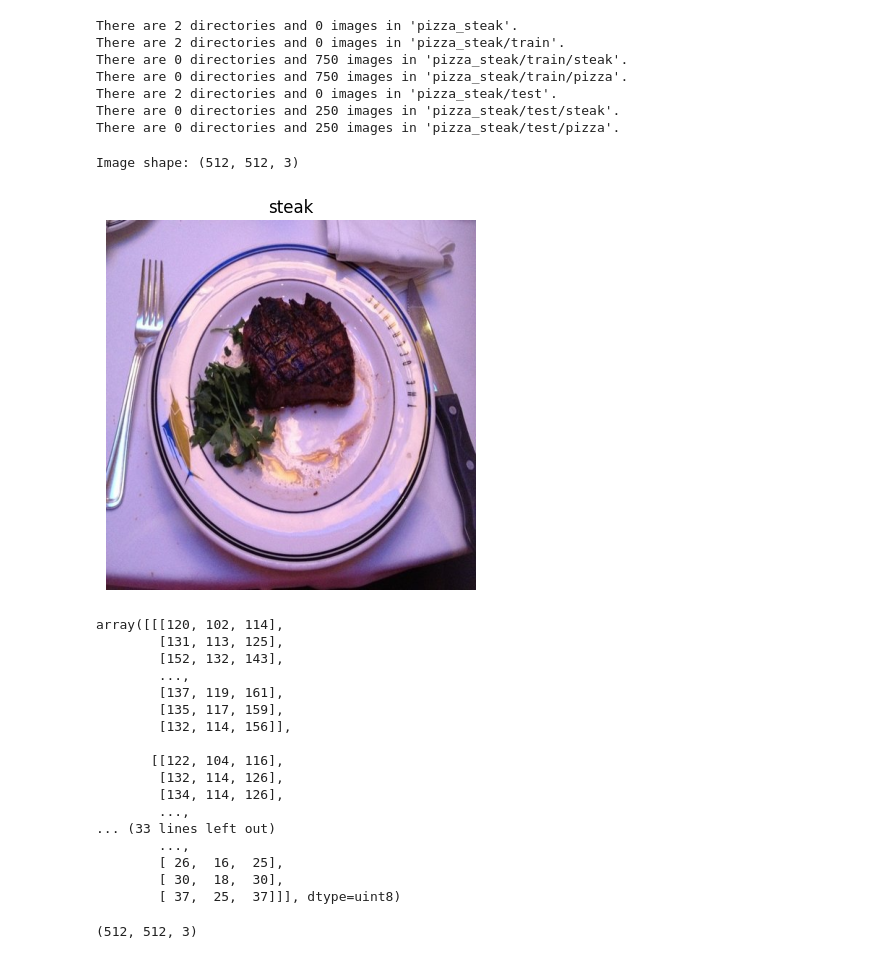
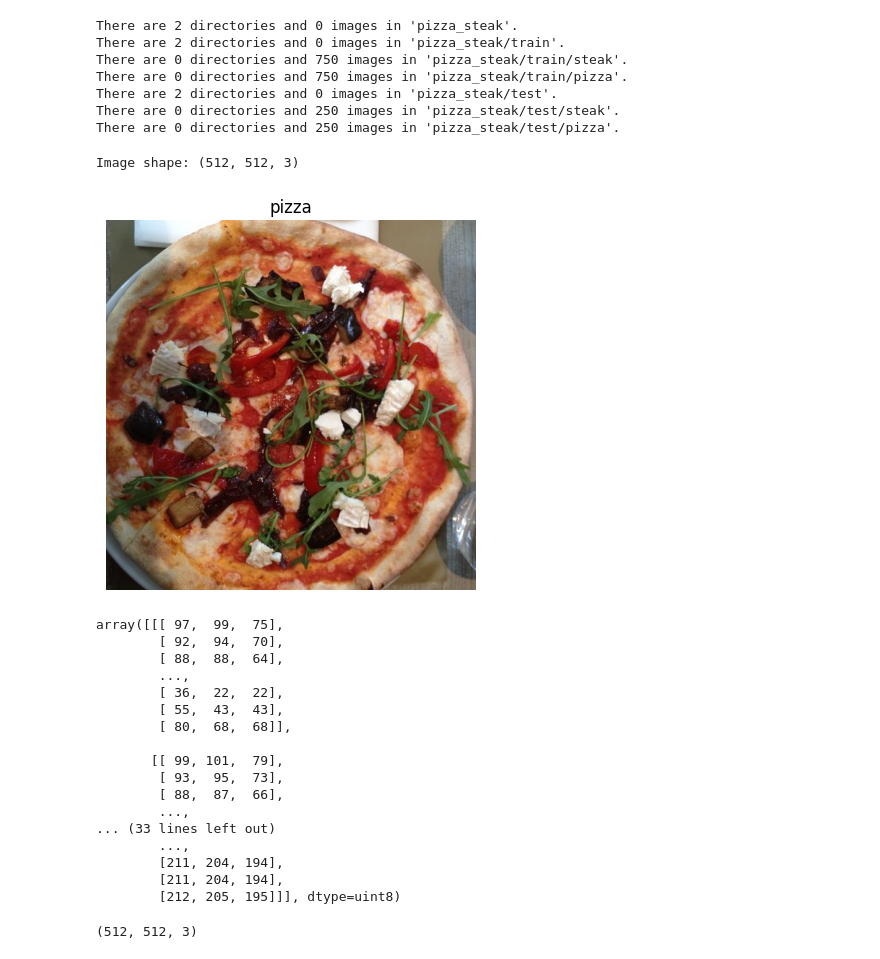
Before and after one commit to aakriti-dot/Tensorflow, a Jupyter notebook: Convolutional_neural_network.ipynb, the cells around one changed output. Cells and saved outputs as stored; diff of their text form; code cells hidden in the pictures.

```diff
--- a/Convolutional_neural_network.ipynb
+++ b/Convolutional_neural_network.ipynb
@@ -90,30 +90,30 @@ def view_random_image(target_dir, target_class):
   return img
 # %%
 img = view_random_image(target_dir='pizza_steak/train/',
-                        target_class = 'steak')
+                        target_class = 'pizza')
 # %% [output]
 Image shape: (512, 512, 3)
-[figure, old version]
+[figure, new version]
 # %%
 img
 # %% [output]
-array([[[120, 102, 114],
-        [131, 113, 125],
-        [152, 132, 143],
+array([[[ 97,  99,  75],
+        [ 92,  94,  70],
+        [ 88,  88,  64],
         ...,
-        [137, 119, 161],
-        [135, 117, 159],
-        [132, 114, 156]],
+        [ 36,  22,  22],
+        [ 55,  43,  43],
+        [ 80,  68,  68]],
 
-       [[122, 104, 116],
-        [132, 114, 126],
-        [134, 114, 126],
+       [[ 99, 101,  79],
+        [ 93,  95,  73],
+        [ 88,  87,  66],
         ...,
 ... (33 lines left out)
         ...,
-        [ 26,  16,  25],
-        [ 30,  18,  30],
-        [ 37,  25,  37]]], dtype=uint8)
+        [211, 204, 194],
+        [211, 204, 194],
+        [212, 205, 195]]], dtype=uint8)
 # %%
 img.shape
 # %% [output]
```
Also changed, not shown: parts of 23 cells of this notebook.
